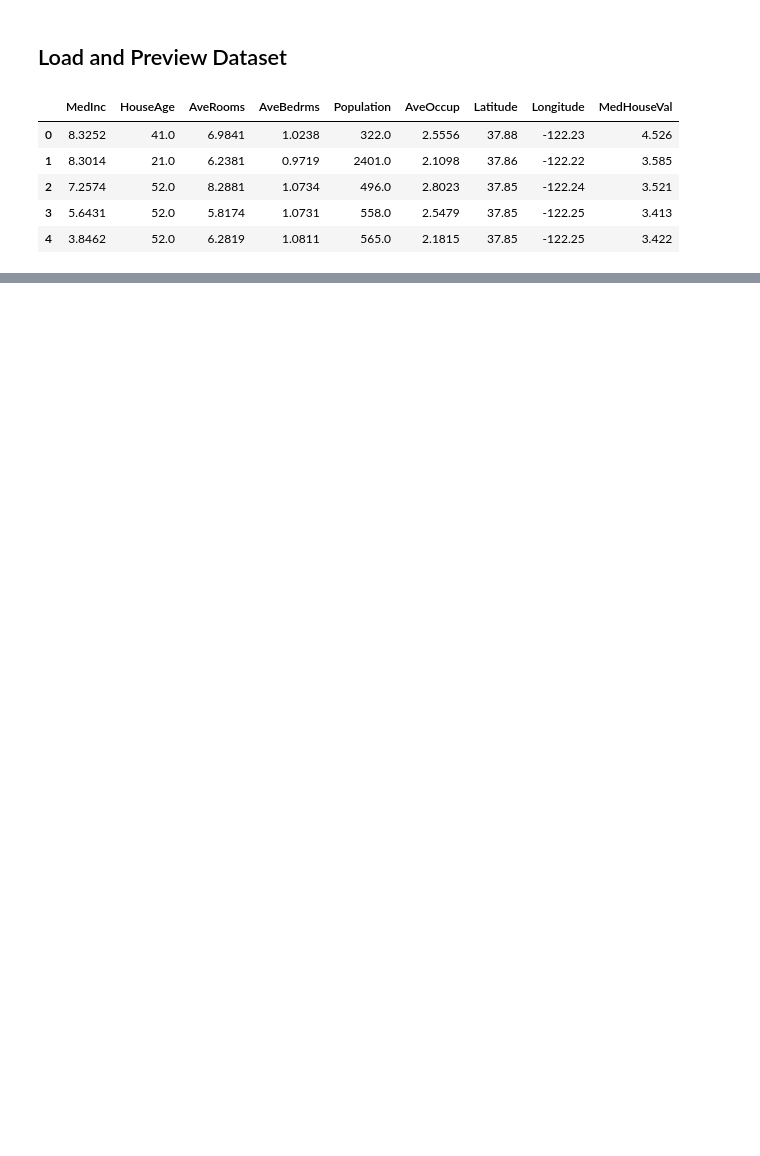
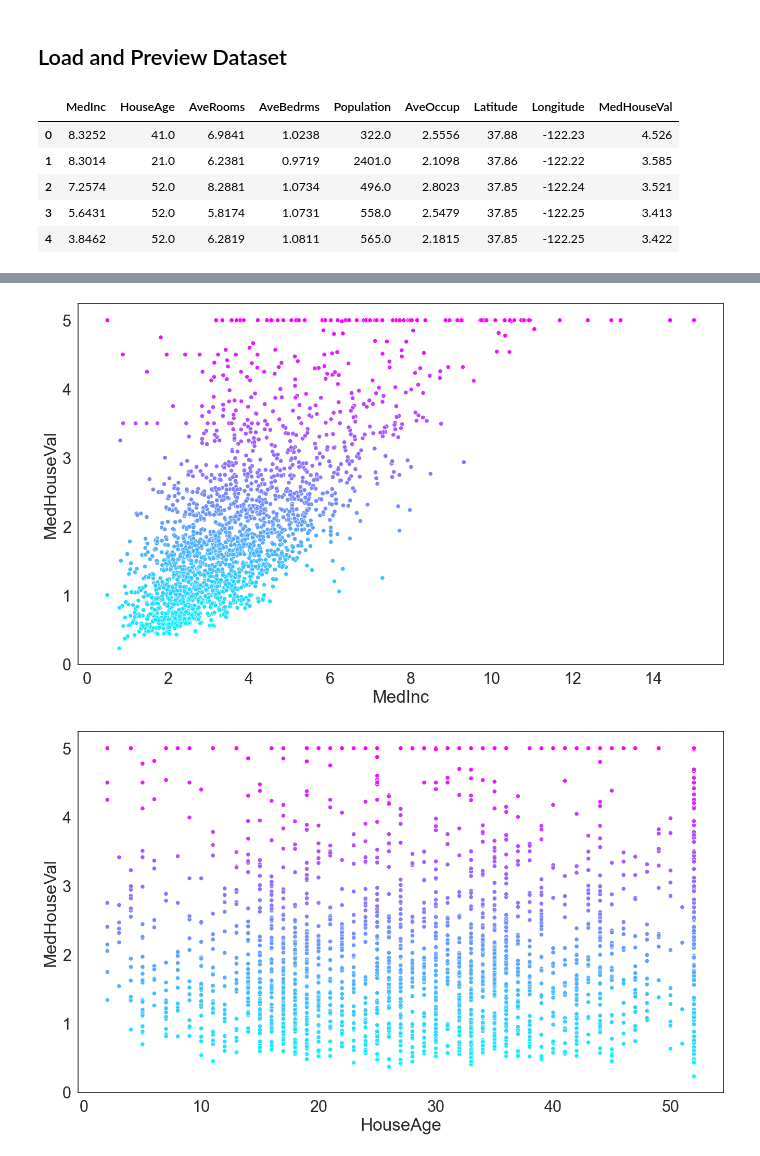
Before and after one commit to justdami11/Machine-Learning, a Jupyter notebook: index.ipynb, the cells around one changed output, grey strips where cells are left out. Cells and saved outputs as stored; diff of their text form; code cells hidden in the pictures; blank space fills up the shorter version.

```diff
--- a/index.ipynb
+++ b/index.ipynb
@@ -17,13 +19,15 @@ Format Pandas output to show more columns and limit float precision for readabil
 pd.set_option("display.max_columns", 9)
 pd.set_option("display.precision", 4)
 pd.set_option("display.width", None)
+sns.set(font_scale=2)
+sns.set_style("white")
 # %% [markdown]
 ## Load and Preview Dataset
 # %%
 california = fetch_california_housing()
-df = pd.DataFrame(data=california.data, columns=california.feature_names)
-df["MedHouseVal"] = california.target
-df.head()
+california_df = pd.DataFrame(data=california.data, columns=california.feature_names)
+california_df["MedHouseVal"] = california.target
+california_df.head()
 # %% [output]
 |  | MedInc | HouseAge | AveRooms | AveBedrms | Population | AveOccup | Latitude | Longitude | MedHouseVal |
 | 0 | 8.3252 | 41.0 | 6.9841 | 1.0238 | 322.0 | 2.5556 | 37.88 | -122.23 | 4.526 |
@@ -33,0 +54,9 @@ df.head()
+# %%
+sample_df = california_df.sample(frac=.1, random_state = 17)
+# %%
+for feature in california.feature_names:
+    plt.figure(figsize=(16,9))
+    sns.scatterplot(data =sample_df,x=feature,y="MedHouseVal",hue="MedHouseVal",palette="cool",legend = False)
+# %% [output]
+[figure, added]
+[figure, added]
```
Also changed, not shown: parts of 5 cells of this notebook.
